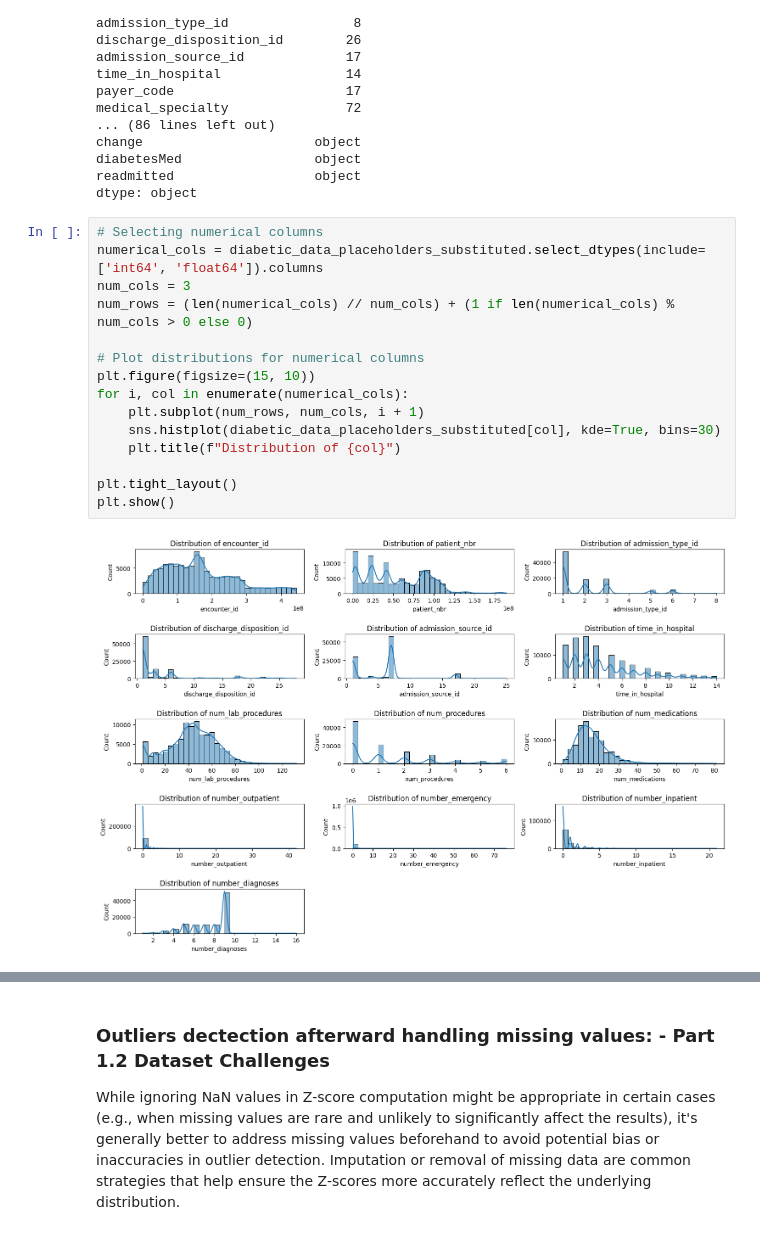
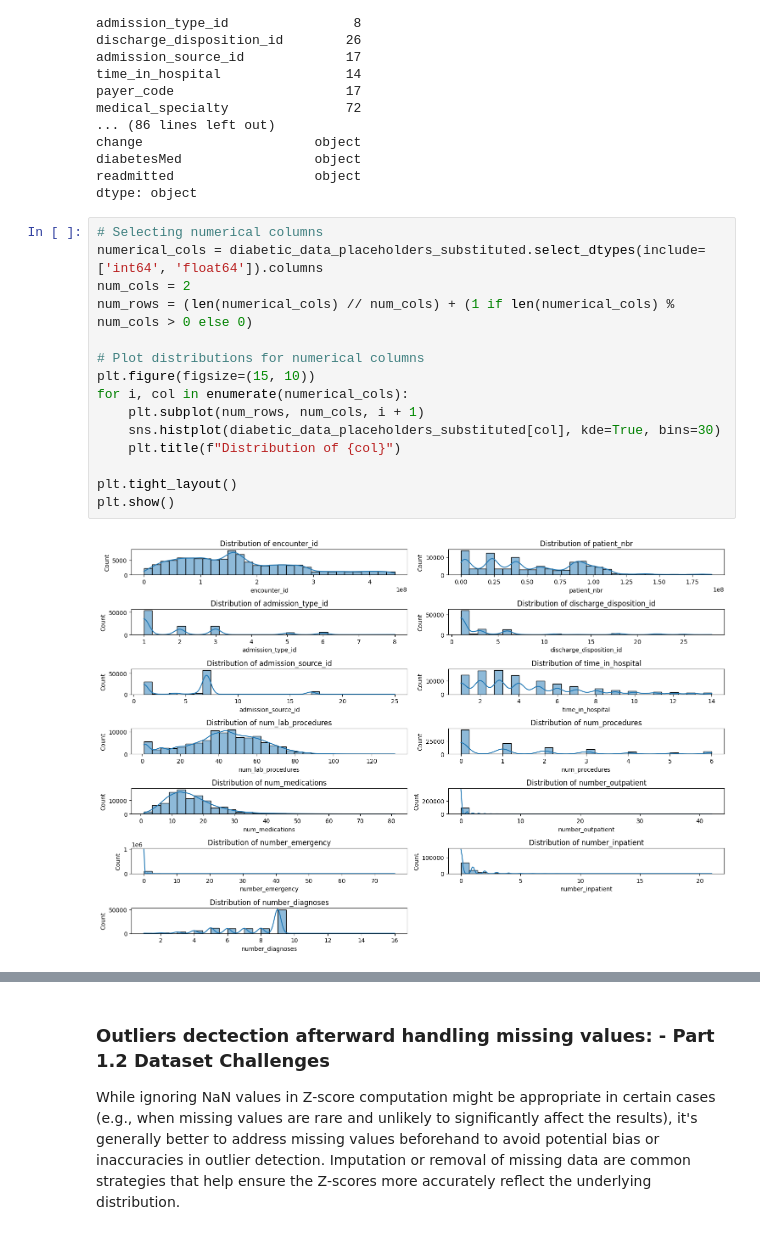
Before and after one commit to iamgiulyUCL/COMP0189Applied-Artificial-IntelligenceUCL, a Jupyter notebook: COMP0189_coursework_1.ipynb, the cells around one changed output, grey strips where cells are left out. Cells and saved outputs as stored; diff of their text form.

Commit message:
Commit 1 - up to plotting of non-numerical features in separate plots

```diff
--- a/COMP0189_coursework_1.ipynb
+++ b/COMP0189_coursework_1.ipynb
@@ -424,17 +424,17 @@ dtype: object
 # %%
 # Selecting numerical columns
 numerical_cols = diabetic_data_placeholders_substituted.select_dtypes(include=['int64', 'float64']).columns
-num_cols = 3
+num_cols = 2
 num_rows = (len(numerical_cols) // num_cols) + (1 if len(numerical_cols) % num_cols > 0 else 0)
 
 # Plot distributions for numerical columns
 plt.figure(figsize=(15, 10))
 for i, col in enumerate(numerical_cols):
     plt.subplot(num_rows, num_cols, i + 1)
     sns.histplot(diabetic_data_placeholders_substituted[col], kde=True, bins=30)
     plt.title(f"Distribution of {col}")
 
 plt.tight_layout()
 plt.show()
 # %% [output]
-[figure, old version]
+[figure, new version]
```
Also changed, not shown: parts of 1 cell of this notebook.
